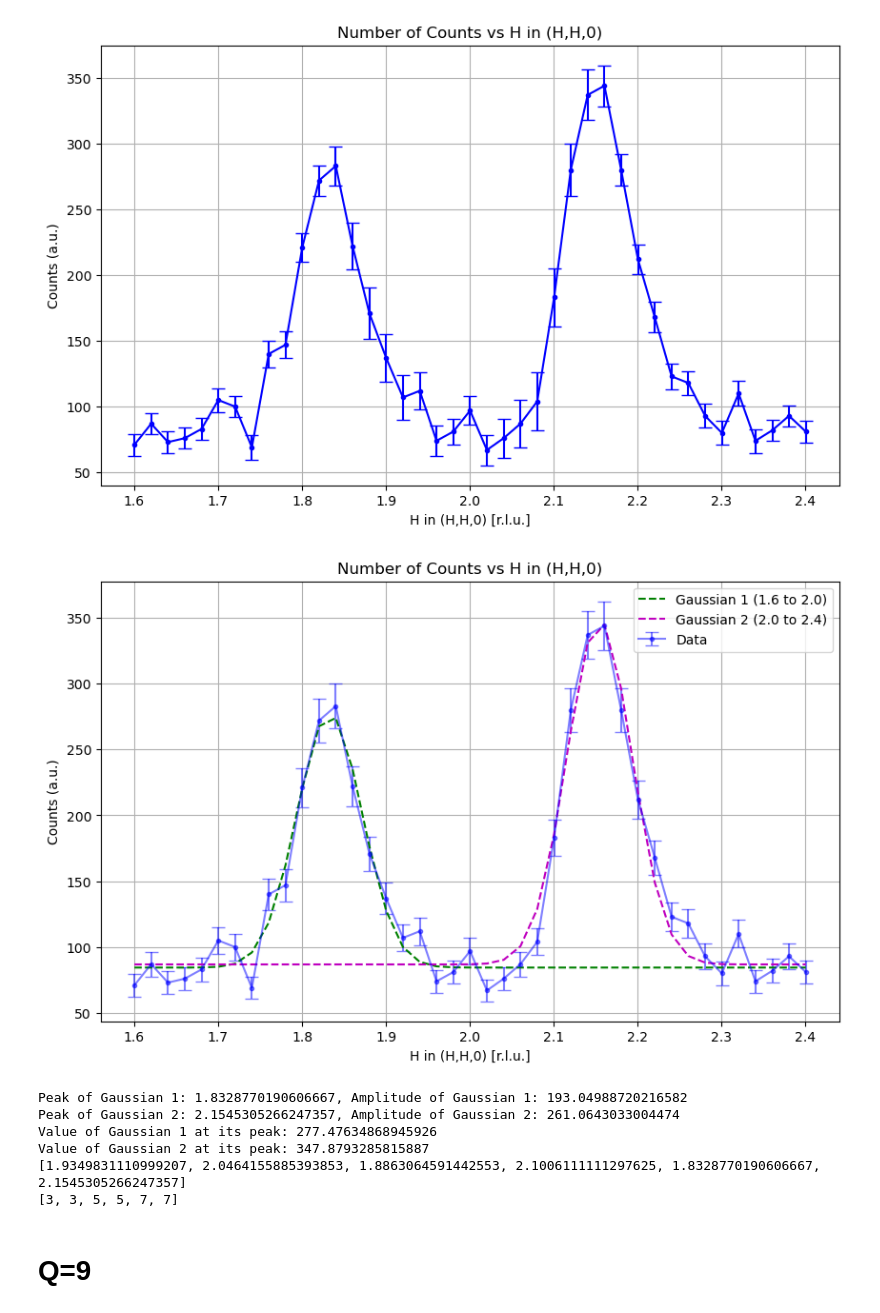
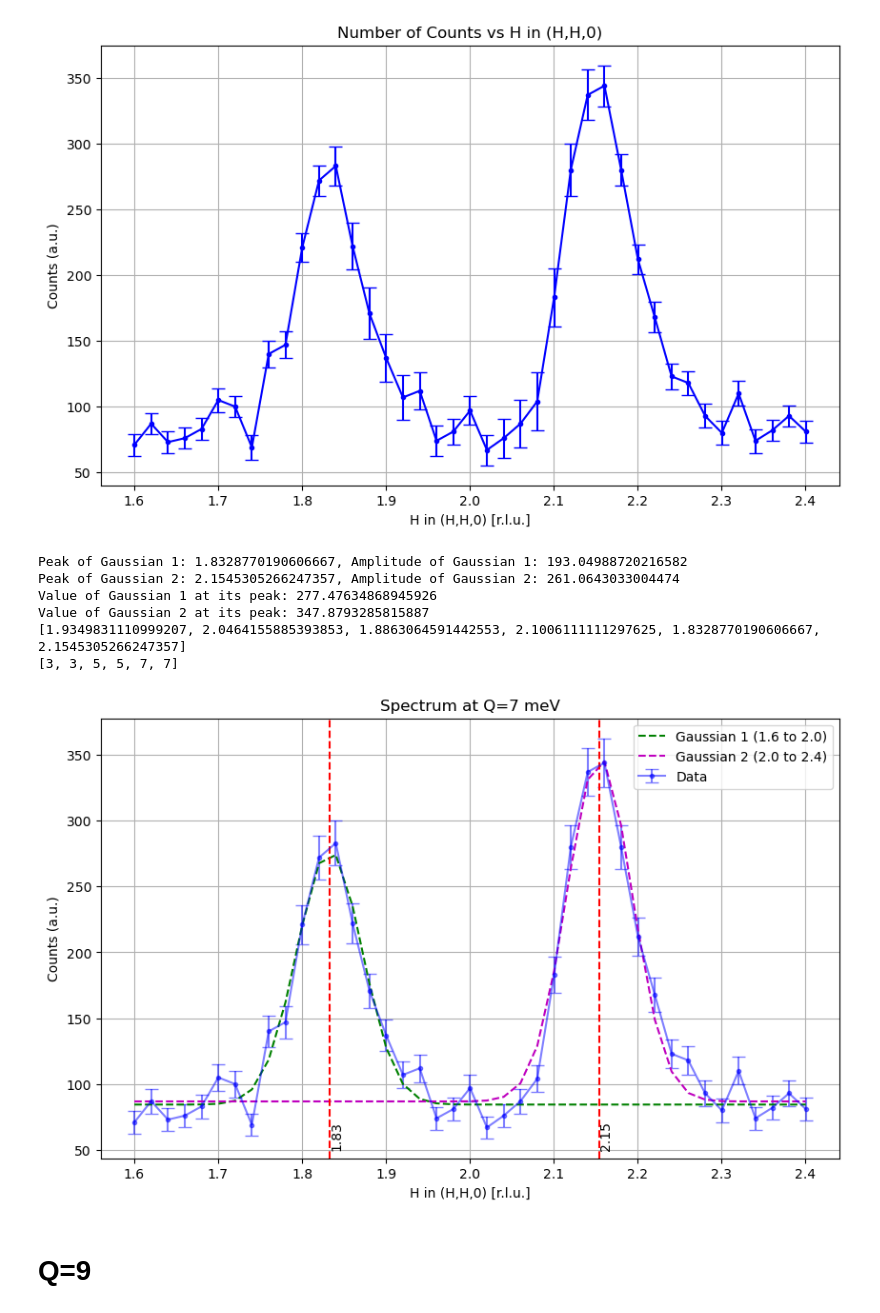
Before and after one commit to allangabrielsch/puma_fopra, a Jupyter notebook: Notebook.ipynb, the cells around one changed output. Saved outputs shown, nothing was run; the diff lists cells and outputs as text; code cells hidden in the pictures.

```diff
--- a/Notebook.ipynb
+++ b/Notebook.ipynb
@@ -268,42 +295,54 @@ plt.errorbar(h_7, det2_7, yerr=error_7, fmt='.', linestyle='-', color='b', ecolo
 # Plot individual Gaussian fits
 plt.plot(h_7, gaussian1_data, 'g--', label='Gaussian 1 (1.6 to 2.0)')
 plt.plot(h_7, gaussian2_data, 'm--', label='Gaussian 2 (2.0 to 2.4)')
 
 # Add labels and title
 plt.xlabel('H in (H,H,0) [r.l.u.]')
 plt.ylabel('Counts (a.u.)')
-plt.title('Number of Counts vs H in (H,H,0)')
+plt.title('Spectrum at Q=7 meV')
 plt.legend()
 plt.grid(True)
 
-plt.show()
 
 # Print the peaks and amplitudes of both Gaussians
 peak_1, amplitude_1 = params_1[1], params_1[0]
 peak_2, amplitude_2 = params_2[1], params_2[0]
 print(f"Peak of Gaussian 1: {peak_1}, Amplitude of Gaussian 1: {amplitude_1}")
 print(f"Peak of Gaussian 2: {peak_2}, Amplitude of Gaussian 2: {amplitude_2}")
 
 # Calculate the value of the fitted function at the peak positions
 value_at_peak_1 = gaussian(peak_1, *params_1)
 value_at_peak_2 = gaussian(peak_2, *params_2)
 print(f"Value of Gaussian 1 at its peak: {value_at_peak_1}")
 print(f"Value of Gaussian 2 at its peak: {value_at_peak_2}")
 
 peaks_x.append(peak_1)
 peaks_x.append(peak_2)
 peaks_y.append(7)
 peaks_y.append(7)
 print(peaks_x)
 print(peaks_y)
+
+
+plt.axvline(x=peak_1, color='r', linestyle='--')
+plt.text(peak_1,50, f'{peak_1:.2f}', rotation=90, verticalalignment='bottom')
+
+plt.axvline(x=peak_2, color='r', linestyle='--')
+plt.text(peak_2, 50, f'{peak_2:.2f}', rotation=90, verticalalignment='bottom')
+
+
+
+plt.savefig('Spec7.pdf')
+
+plt.show()
 # %% [output]
+Peak of Gaussian 1: 1.8328770190606667, Amplitude of Gaussian 1: 193.04988720216582
+Peak of Gaussian 2: 2.1545305266247357, Amplitude of Gaussian 2: 261.0643033004474
+Value of Gaussian 1 at its peak: 277.47634868945926
+Value of Gaussian 2 at its peak: 347.8793285815887
+[1.9349831110999207, 2.0464155885393853, 1.8863064591442553, 2.1006111111297625, 1.8328770190606667, 2.1545305266247357]
+[3, 3, 5, 5, 7, 7]
-[figure, old version]
+[figure, new version]
-Peak of Gaussian 1: 1.8328770190606667, Amplitude of Gaussian 1: 193.04988720216582
-Peak of Gaussian 2: 2.1545305266247357, Amplitude of Gaussian 2: 261.0643033004474
-Value of Gaussian 1 at its peak: 277.47634868945926
-Value of Gaussian 2 at its peak: 347.8793285815887
-[1.9349831110999207, 2.0464155885393853, 1.8863064591442553, 2.1006111111297625, 1.8328770190606667, 2.1545305266247357]
-[3, 3, 5, 5, 7, 7]
 # %% [markdown]
 # Q=9
 # %%
```
Also changed, not shown: parts of 5 cells of this notebook.
